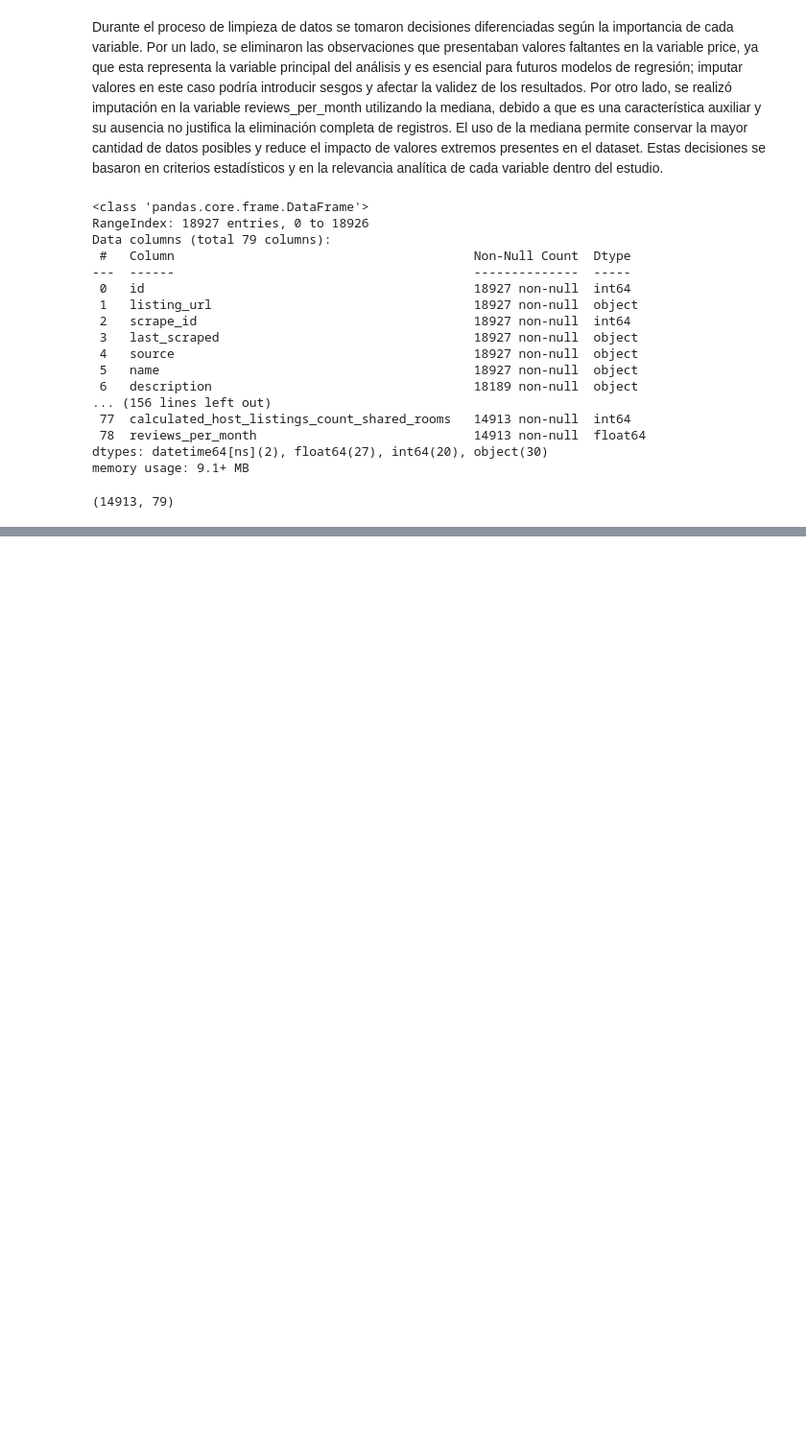
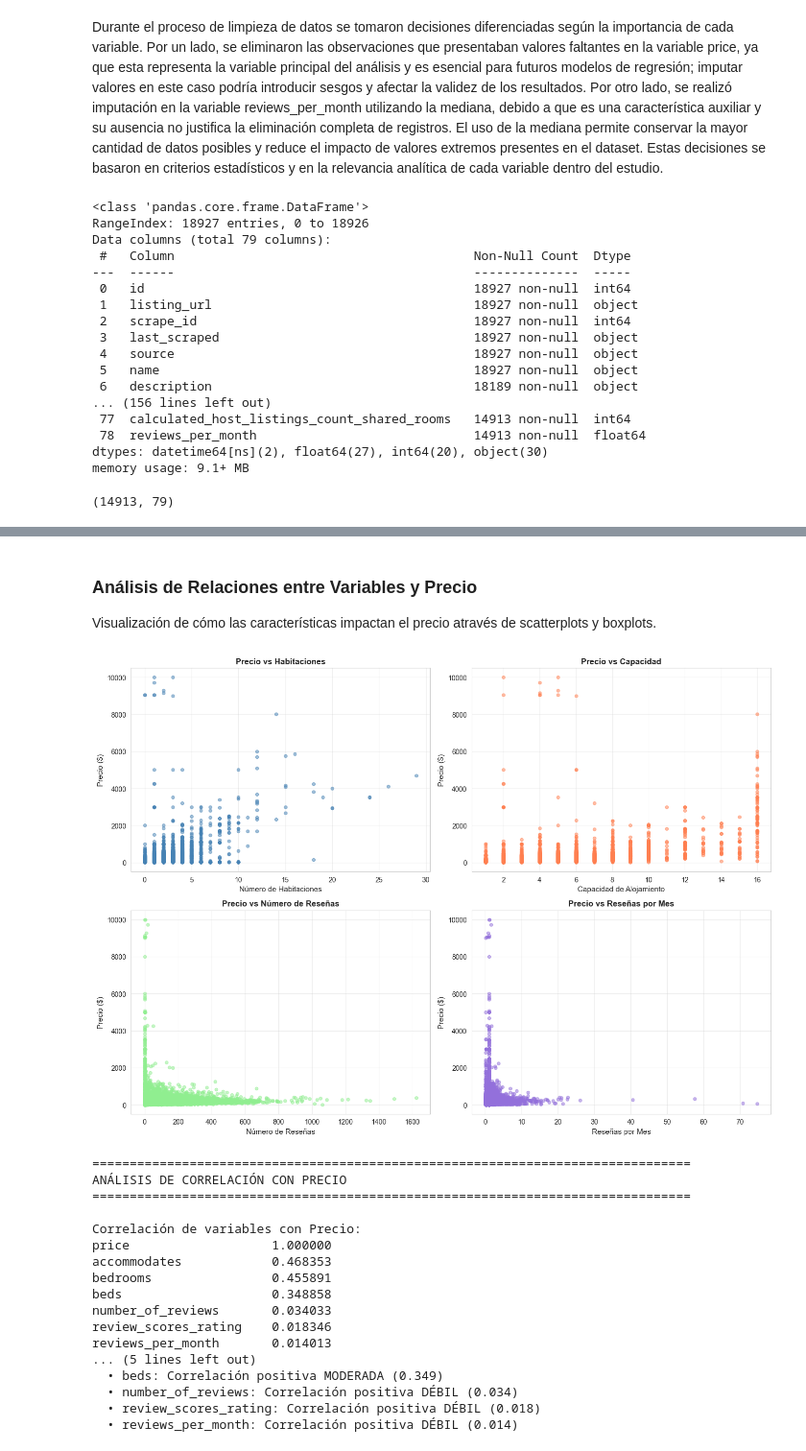
Before and after one commit to Santibari/Taller2-Analitica, a Jupyter notebook: Taller_1_EDA_Modelos_Regresion.ipynb, the cells around one changed output, grey strips where cells are left out. Shown at 96% size. Drawn from its saved outputs; the diff is of its cells as text; code cells hidden in the pictures; blank space fills up the shorter version.

```diff
--- a/Taller_1_EDA_Modelos_Regresion.ipynb
+++ b/Taller_1_EDA_Modelos_Regresion.ipynb
@@ -292,0 +423,78 @@ memory usage: 9.1+ MB
+# %% [markdown]
+### Análisis de Relaciones entre Variables y Precio
+
+Visualización de cómo las características impactan el precio através de scatterplots y boxplots.
+# %%
+# ===== 2.3 RELACIONES ENTRE VARIABLES Y PRECIO =====
+
+# Scatterplots: Variables vs Precio
+fig, axes = plt.subplots(2, 2, figsize=(14, 10))
+
+# Bedrooms vs Price
+axes[0, 0].scatter(df['bedrooms'], df['price'], alpha=0.5, s=20, color='steelblue')
+axes[0, 0].set_xlabel('Número de Habitaciones', fontsize=11)
+axes[0, 0].set_ylabel('Precio ($)', fontsize=11)
+axes[0, 0].set_title('Precio vs Habitaciones', fontsize=12, fontweight='bold')
+axes[0, 0].grid(True, alpha=0.3)
+
+# Accommodates vs Price
+axes[0, 1].scatter(df['accommodates'], df['price'], alpha=0.5, s=20, color='coral')
+axes[0, 1].set_xlabel('Capacidad de Alojamiento', fontsize=11)
+axes[0, 1].set_ylabel('Precio ($)', fontsize=11)
+axes[0, 1].set_title('Precio vs Capacidad', fontsize=12, fontweight='bold')
+axes[0, 1].grid(True, alpha=0.3)
+
+# Number of Reviews vs Price
+axes[1, 0].scatter(df['number_of_reviews'], df['price'], alpha=0.5, s=20, color='lightgreen')
+axes[1, 0].set_xlabel('Número de Reseñas', fontsize=11)
+axes[1, 0].set_ylabel('Precio ($)', fontsize=11)
+axes[1, 0].set_title('Precio vs Número de Reseñas', fontsize=12, fontweight='bold')
+axes[1, 0].grid(True, alpha=0.3)
+
+# Reviews per Month vs Price
+axes[1, 1].scatter(df['reviews_per_month'], df['price'], alpha=0.5, s=20, color='mediumpurple')
+axes[1, 1].set_xlabel('Reseñas por Mes', fontsize=11)
+axes[1, 1].set_ylabel('Precio ($)', fontsize=11)
+axes[1, 1].set_title('Precio vs Reseñas por Mes', fontsize=12, fontweight='bold')
+axes[1, 1].grid(True, alpha=0.3)
+
+plt.tight_layout()
+plt.show()
+
+print("\n" + "="*80)
+print("ANÁLISIS DE CORRELACIÓN CON PRECIO")
+print("="*80)
+
+# Correlación con precio
+if len(variables_key) > 1:
+    correlaciones = df[variables_key].corr()['price'].sort_values(ascending=False)
+    print("\nCorrelación de variables con Precio:")
+    print(correlaciones)
+    print(f"\nInterpretación:")
+    for var, corr in correlaciones.items():
+        if var != 'price':
+            if abs(corr) > 0.5:
+                print(f"  • {var}: Correlación {'positiva' if corr > 0 else 'negativa'} FUERTE ({corr:.3f})")
+            elif abs(corr) > 0.3:
+                print(f"  • {var}: Correlación {'positiva' if corr > 0 else 'negativa'} MODERADA ({corr:.3f})")
+            else:
+                print(f"  • {var}: Correlación {'positiva' if corr > 0 else 'negativa'} DÉBIL ({corr:.3f})")
+# %% [output]
+[figure, added]
+================================================================================
+ANÁLISIS DE CORRELACIÓN CON PRECIO
+================================================================================
+
+Correlación de variables con Precio:
+price                   1.000000
+accommodates            0.468353
+bedrooms                0.455891
+beds                    0.348858
+number_of_reviews       0.034033
+review_scores_rating    0.018346
+reviews_per_month       0.014013
+... (5 lines left out)
+  • beds: Correlación positiva MODERADA (0.349)
+  • number_of_reviews: Correlación positiva DÉBIL (0.034)
+  • review_scores_rating: Correlación positiva DÉBIL (0.018)
+  • reviews_per_month: Correlación positiva DÉBIL (0.014)
```
Also changed, not shown: parts of 16 cells of this notebook.
